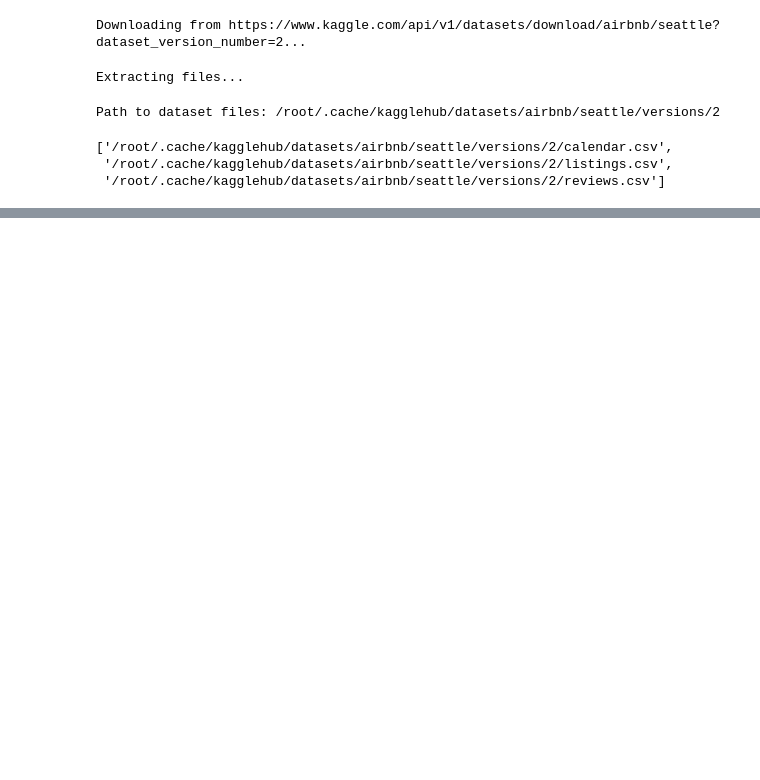
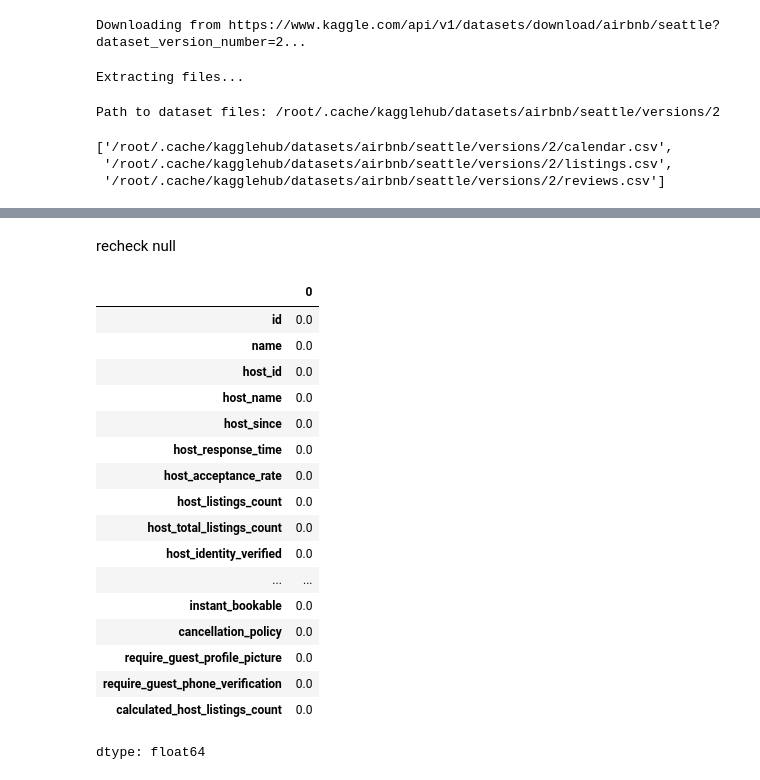
Before and after one commit to Attachai-S/cp372-125PN-131AS-132AY, a Jupyter notebook: cp372_report.ipynb, the cells around one changed output, grey strips where cells are left out. Drawn from its saved outputs; the diff is of its cells as text; code cells hidden in the pictures; blank space fills up the shorter version.

```diff
--- a/cp372_report.ipynb
+++ b/cp372_report.ipynb
@@ -41,0 +320,34 @@ file_name
+# %%
+ListingsDf.at[162, 'zipcode'] = 98107
+ListingsDf.at[479, 'zipcode'] = 98119
+ListingsDf.at[988, 'zipcode'] = 98122
+ListingsDf.at[1672, 'zipcode'] = 98101
+ListingsDf.at[1917, 'zipcode'] = 98199
+ListingsDf.at[2521, 'zipcode'] = 98102
+ListingsDf.at[2671, 'zipcode'] = 98102
+ListingsDf.reset_index(drop=True, inplace=True)
+# %% [markdown]
+recheck null
+# %%
+total_null_vals = ListingsDf.isnull().sum()
+null_val_percent = (total_null_vals/ len(ListingsDf)) * 100
+null_val_percent
+# %% [output]
+|  | 0 |
+| id | 0.0 |
+| name | 0.0 |
+| host_id | 0.0 |
+| host_name | 0.0 |
+| host_since | 0.0 |
+| host_response_time | 0.0 |
+| host_acceptance_rate | 0.0 |
+| host_listings_count | 0.0 |
+| host_total_listings_count | 0.0 |
+| host_identity_verified | 0.0 |
+| ... | ... |
+| instant_bookable | 0.0 |
+| cancellation_policy | 0.0 |
+| require_guest_profile_picture | 0.0 |
+| require_guest_phone_verification | 0.0 |
+| calculated_host_listings_count | 0.0 |
+dtype: float64
```
Also changed, not shown: parts of 44 cells of this notebook.
